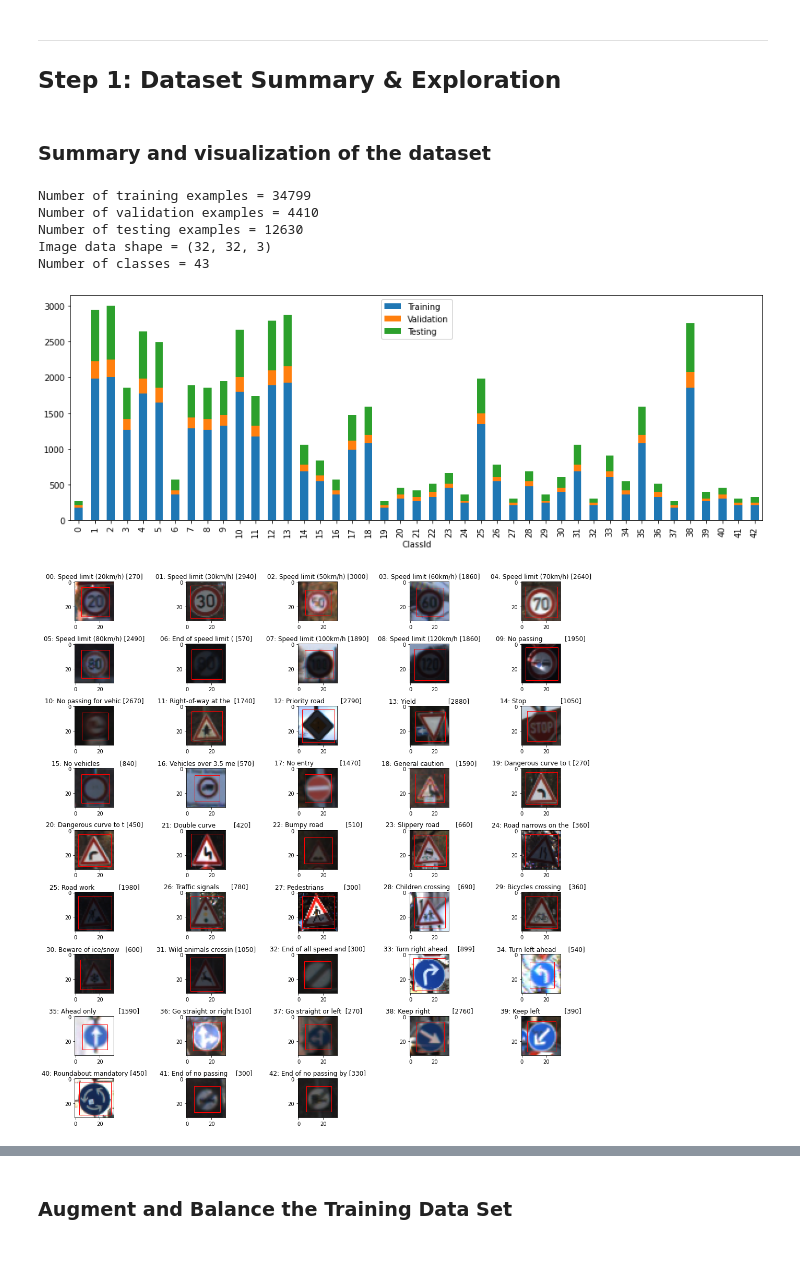
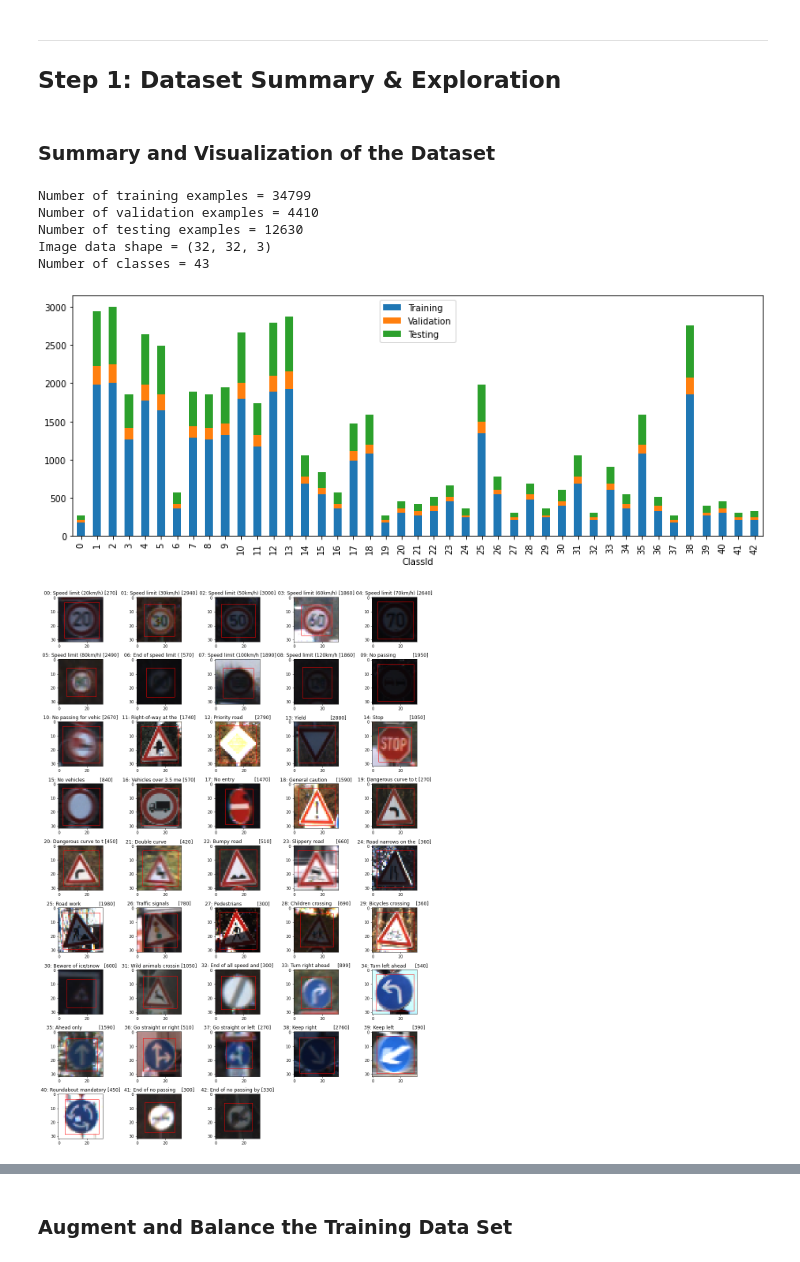
Before and after one commit to mkleesiek/CarND-P03-Traffic-Sign-Classifier, a Jupyter notebook: P3.ipynb, the cells around one changed output, grey strips where cells are left out. Cells and saved outputs as stored; diff of their text form; code cells hidden in the pictures.

```diff
--- a/P3.ipynb
+++ b/P3.ipynb
@@ -122,7 +135,7 @@ Data successfully loaded.
 ---
 ## Step 1: Dataset Summary & Exploration
 # %% [markdown]
-### Summary and visualization of the dataset
+### Summary and Visualization of the Dataset
 # %%
 # Location of the class index -> class name mapping file
 SIGNNAMES_FILE = 'signnames.csv'
@@ -165,13 +178,13 @@ def summarize_dataset(train=([],[],[]), valid=([],[],[]), test=([],[],[]), plot_
     classes_df['Testing']  = pd.Series(y_test) .value_counts().sort_index()
 
     if plot_distribution:
-        classes_df.plot(kind='bar', stacked=True, figsize=(15,5))
+        classes_df.plot(kind='bar', stacked=True, figsize=(14,5))
         # print(classes_df)
 
     # prepare a grid of subplots
     ncols = 5
     nrows = (n_classes + ncols - 1) // ncols
-    fig, ax = plt.subplots(nrows=nrows, ncols=ncols, figsize=(15,15), squeeze=True)
+    fig, ax = plt.subplots(nrows=nrows, ncols=ncols, figsize=(14,nrows*2.2), squeeze=True)
 
     # iterate over all subplot axes and image classes
     for i, axi in enumerate(ax.flat):
@@ -190,36 +203,36 @@ def summarize_dataset(train=([],[],[]), valid=([],[],[]), test=([],[],[]), plot_
         img = X_test[sel_index]
 
         # plot the image along with the class index, title and number of samples per class
         axi.imshow(img)
         axi.set_title("{:02d}: {:20.20s} [{}]".format(cls_id, cls_title, cls_count))
 
         # draw the rectangular region of interest onto the image
         if len(roi_test) > 0:
             roi = roi_test[sel_index]
             axi.add_patch(Rectangle((roi[0],roi[1]),roi[2]-roi[0],roi[3]-roi[1],linewidth=1,edgecolor='r',facecolor='none'))
 
-    plt.tight_layout(pad=1.08)
+    plt.tight_layout(pad=1.1)
     plt.show()
 
     return classes
 
 # print summary and plots
 classes = summarize_dataset(
     (X_train, y_train, roi_train),
     (X_valid, y_valid, roi_valid),
     (X_test, y_test, roi_test)
 )
 
 # number of available classes of traffic signs
 n_classes = len(classes)
 # %% [output]
 Number of training examples = 34799
 Number of validation examples = 4410
 Number of testing examples = 12630
 Image data shape = (32, 32, 3)
 Number of classes = 43
-[figure, old version]
+[figure, new version]
-[figure, old version]
+[figure, new version]
 # %% [markdown]
 ----
 
```
Also changed, not shown: parts of 18 cells of this notebook, 16 other files.
